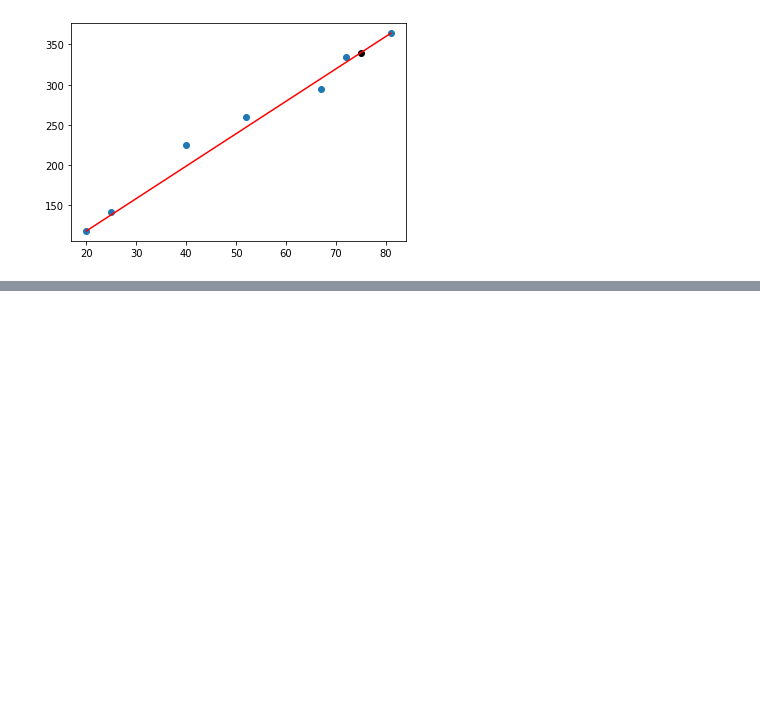
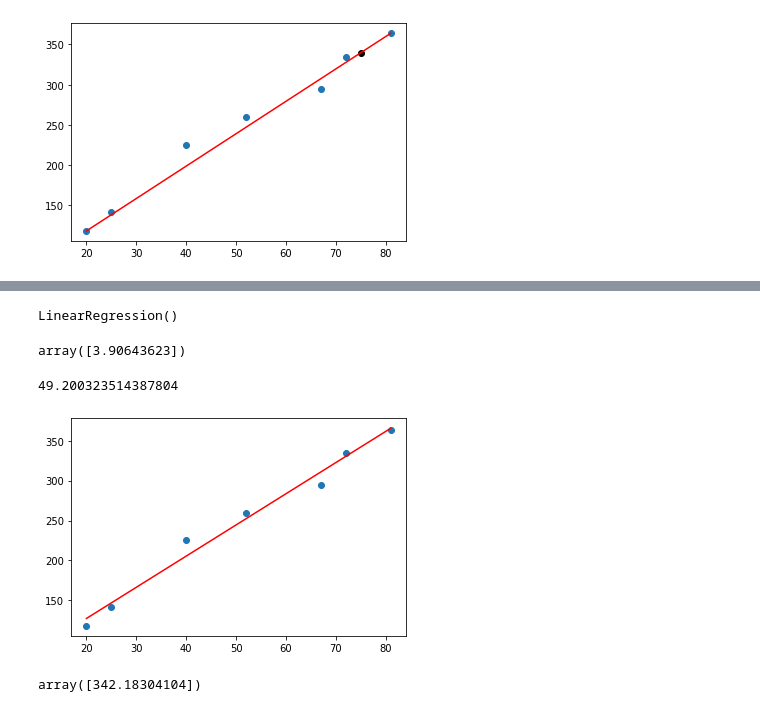
Before and after one commit to danoliver1792/machine_learning, a Jupyter notebook: estimativa_vendas.ipynb, the cells around one changed output, grey strips where cells are left out. Cells and saved outputs as stored; diff of their text form; code cells hidden in the pictures; blank space fills up the shorter version.

```diff
--- a/estimativa_vendas.ipynb
+++ b/estimativa_vendas.ipynb
@@ -66,0 +71,30 @@ plt.show()
+# %%
+reg = linear_model.LinearRegression()
+# %%
+reg.fit(base['Investimento em marketing'].values.reshape(-1, 1), base['Venda Qtd'])
+# %% [output]
+LinearRegression()
+# %%
+# coeficiente angular da reta
+reg.coef_
+# %% [output]
+array([3.90643623])
+# %%
+# coeficiente linear
+reg.intercept_
+# %% [output]
+49.200323514387804
+# %%
+plt.scatter(base['Investimento em marketing'], base['Venda Qtd'])
+
+x = np.array(base['Investimento em marketing'])
+y = reg.intercept_ + x * reg.coef_
+
+plt.plot(x, y, 'r')
+plt.show()
+# %% [output]
+[figure, added]
+# %%
+reg.predict([[75]])
+# %% [output]
+array([342.18304104])
```
Also changed, not shown: parts of 3 cells of this notebook.
